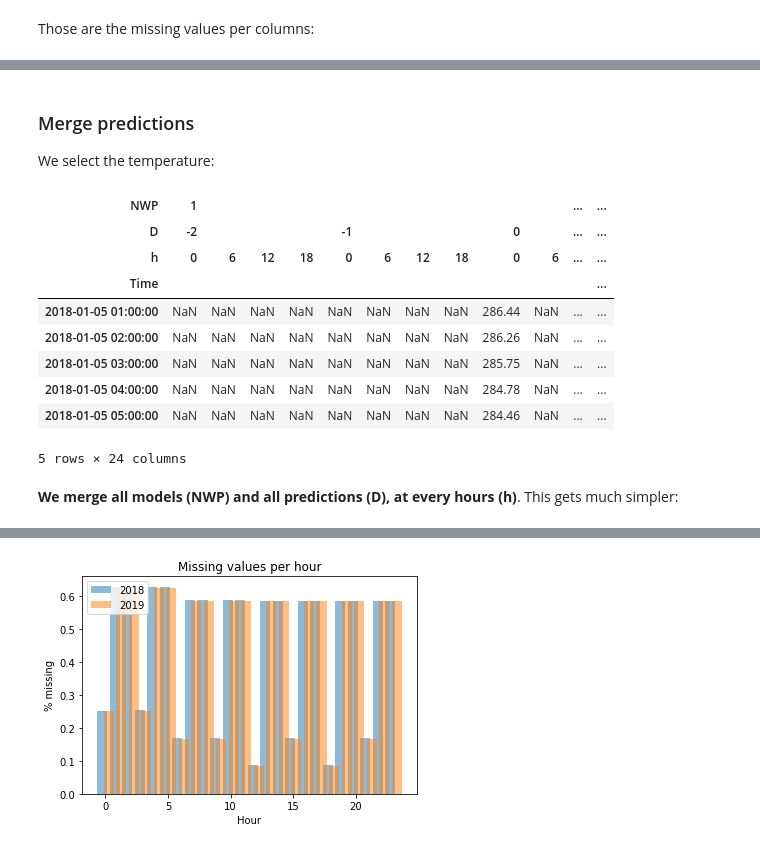
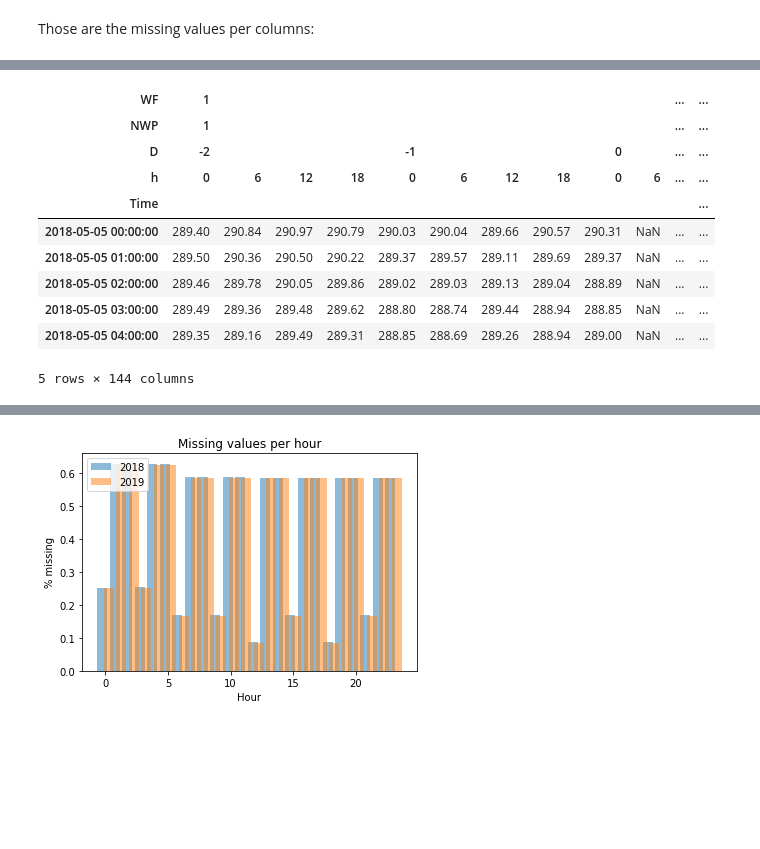
Before and after one commit to gaspardbb/astreos, a Jupyter notebook: exploring_the_data.ipynb, the cells around one changed output, grey strips where cells are left out. Saved outputs shown, nothing was run; the diff lists cells and outputs as text; code cells hidden in the pictures; blank space fills up the shorter version.

```diff
--- a/exploring_the_data.ipynb
+++ b/exploring_the_data.ipynb
@@ -207,20 +204,14 @@ wf_1.head()
-# %% [markdown]
-### Merge predictions
-
-We select the temperature:
 # %%
-temp_df = wf_1.xs('T', level='var', axis=1)
-temp_df.head()
+df.xs('T', level='var', axis=1).head()
 # %% [output]
+| WF | 1 |  |  |  |  |  |  |  |  |  | ... | ... |
 | NWP | 1 |  |  |  |  |  |  |  |  |  | ... | ... |
 | D | -2 |  |  |  | -1 |  |  |  | 0 |  | ... | ... |
 | h | 0 | 6 | 12 | 18 | 0 | 6 | 12 | 18 | 0 | 6 | ... | ... |
 | Time |  |  |  |  |  |  |  |  |  |  |  | ... |
-| 2018-01-05 01:00:00 | NaN | NaN | NaN | NaN | NaN | NaN | NaN | NaN | 286.44 | NaN | ... | ... |
-| 2018-01-05 02:00:00 | NaN | NaN | NaN | NaN | NaN | NaN | NaN | NaN | 286.26 | NaN | ... | ... |
-| 2018-01-05 03:00:00 | NaN | NaN | NaN | NaN | NaN | NaN | NaN | NaN | 285.75 | NaN | ... | ... |
-| 2018-01-05 04:00:00 | NaN | NaN | NaN | NaN | NaN | NaN | NaN | NaN | 284.78 | NaN | ... | ... |
-| 2018-01-05 05:00:00 | NaN | NaN | NaN | NaN | NaN | NaN | NaN | NaN | 284.46 | NaN | ... | ... |
+| 2018-05-05 00:00:00 | 289.40 | 290.84 | 290.97 | 290.79 | 290.03 | 290.04 | 289.66 | 290.57 | 290.31 | NaN | ... | ... |
+| 2018-05-05 01:00:00 | 289.50 | 290.36 | 290.50 | 290.22 | 289.37 | 289.57 | 289.11 | 289.69 | 289.37 | NaN | ... | ... |
+| 2018-05-05 02:00:00 | 289.46 | 289.78 | 290.05 | 289.86 | 289.02 | 289.03 | 289.13 | 289.04 | 288.89 | NaN | ... | ... |
+| 2018-05-05 03:00:00 | 289.49 | 289.36 | 289.48 | 289.62 | 288.80 | 288.74 | 289.44 | 288.94 | 288.85 | NaN | ... | ... |
+| 2018-05-05 04:00:00 | 289.35 | 289.16 | 289.49 | 289.31 | 288.85 | 288.69 | 289.26 | 288.94 | 289.00 | NaN | ... | ... |
-5 rows × 24 columns
+5 rows × 144 columns
-# %% [markdown]
-**We merge all models (NWP) and all predictions (D), at every hours (h)**. This gets much simpler:
```
Also changed, not shown: parts of 22 cells of this notebook, 1 other file.
